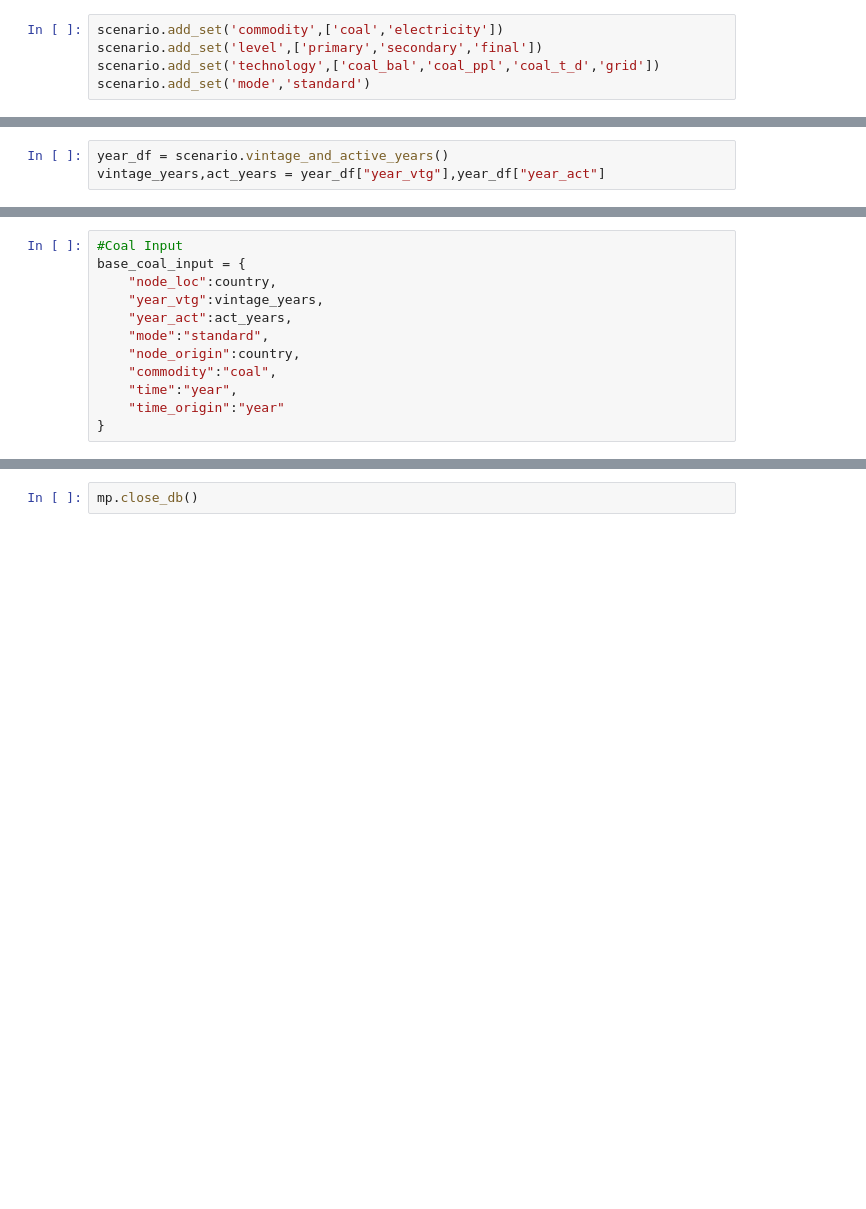
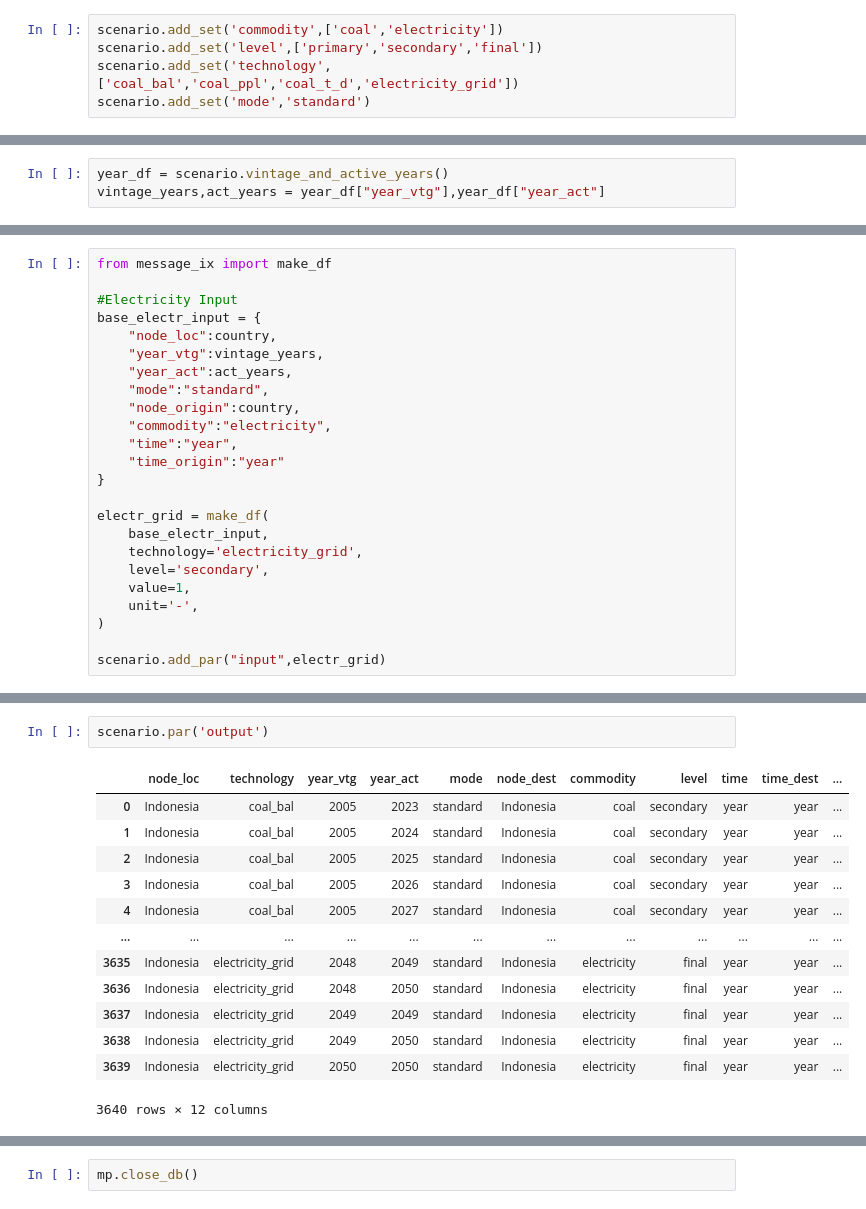
Before and after one commit to itangr31/messageix_indonesia_prototype, a Jupyter notebook: indonesia_baseline.ipynb, the cells around one changed output, grey strips where cells are left out. Drawn from its saved outputs; the diff is of its cells as text; blank space fills up the shorter version.

Commit message:
added input output param, next to add technical lifetime and capacity factor

```diff
--- a/indonesia_baseline.ipynb
+++ b/indonesia_baseline.ipynb
@@ -26,7 +26,7 @@ scenario.add_spatial_sets({'country':country})
 # %%
 scenario.add_set('commodity',['coal','electricity'])
 scenario.add_set('level',['primary','secondary','final'])
-scenario.add_set('technology',['coal_bal','coal_ppl','coal_t_d','grid'])
+scenario.add_set('technology',['coal_bal','coal_ppl','coal_t_d','electricity_grid'])
 scenario.add_set('mode','standard')
 # %% [markdown]
 ## Demand Parameter
@@ -86,12 +133,24 @@ vintage_years,act_years = year_df["year_vtg"],year_df["year_act"]
 # %%
-#Coal Input
-base_coal_input = {
+from message_ix import make_df
+
+#Electricity Input
+base_electr_input = {
     "node_loc":country,
     "year_vtg":vintage_years,
     "year_act":act_years,
     "mode":"standard",
     "node_origin":country,
-    "commodity":"coal",
+    "commodity":"electricity",
     "time":"year",
     "time_origin":"year"
 }
+
+electr_grid = make_df(
+    base_electr_input,
+    technology='electricity_grid',
+    level='secondary',
+    value=1,
+    unit='-',
+)
+
+scenario.add_par("input",electr_grid)
@@ -109,0 +228,16 @@ base_electr_input = {
+# %%
+scenario.par('output')
+# %% [output]
+|  | node_loc | technology | year_vtg | year_act | mode | node_dest | commodity | level | time | time_dest | ... |
+| 0 | Indonesia | coal_bal | 2005 | 2023 | standard | Indonesia | coal | secondary | year | year | ... |
+| 1 | Indonesia | coal_bal | 2005 | 2024 | standard | Indonesia | coal | secondary | year | year | ... |
+| 2 | Indonesia | coal_bal | 2005 | 2025 | standard | Indonesia | coal | secondary | year | year | ... |
+| 3 | Indonesia | coal_bal | 2005 | 2026 | standard | Indonesia | coal | secondary | year | year | ... |
+| 4 | Indonesia | coal_bal | 2005 | 2027 | standard | Indonesia | coal | secondary | year | year | ... |
+| ... | ... | ... | ... | ... | ... | ... | ... | ... | ... | ... | ... |
+| 3635 | Indonesia | electricity_grid | 2048 | 2049 | standard | Indonesia | electricity | final | year | year | ... |
+| 3636 | Indonesia | electricity_grid | 2048 | 2050 | standard | Indonesia | electricity | final | year | year | ... |
+| 3637 | Indonesia | electricity_grid | 2049 | 2049 | standard | Indonesia | electricity | final | year | year | ... |
+| 3638 | Indonesia | electricity_grid | 2049 | 2050 | standard | Indonesia | electricity | final | year | year | ... |
+| 3639 | Indonesia | electricity_grid | 2050 | 2050 | standard | Indonesia | electricity | final | year | year | ... |
+3640 rows × 12 columns
```
Also changed, not shown: parts of 5 cells of this notebook.
